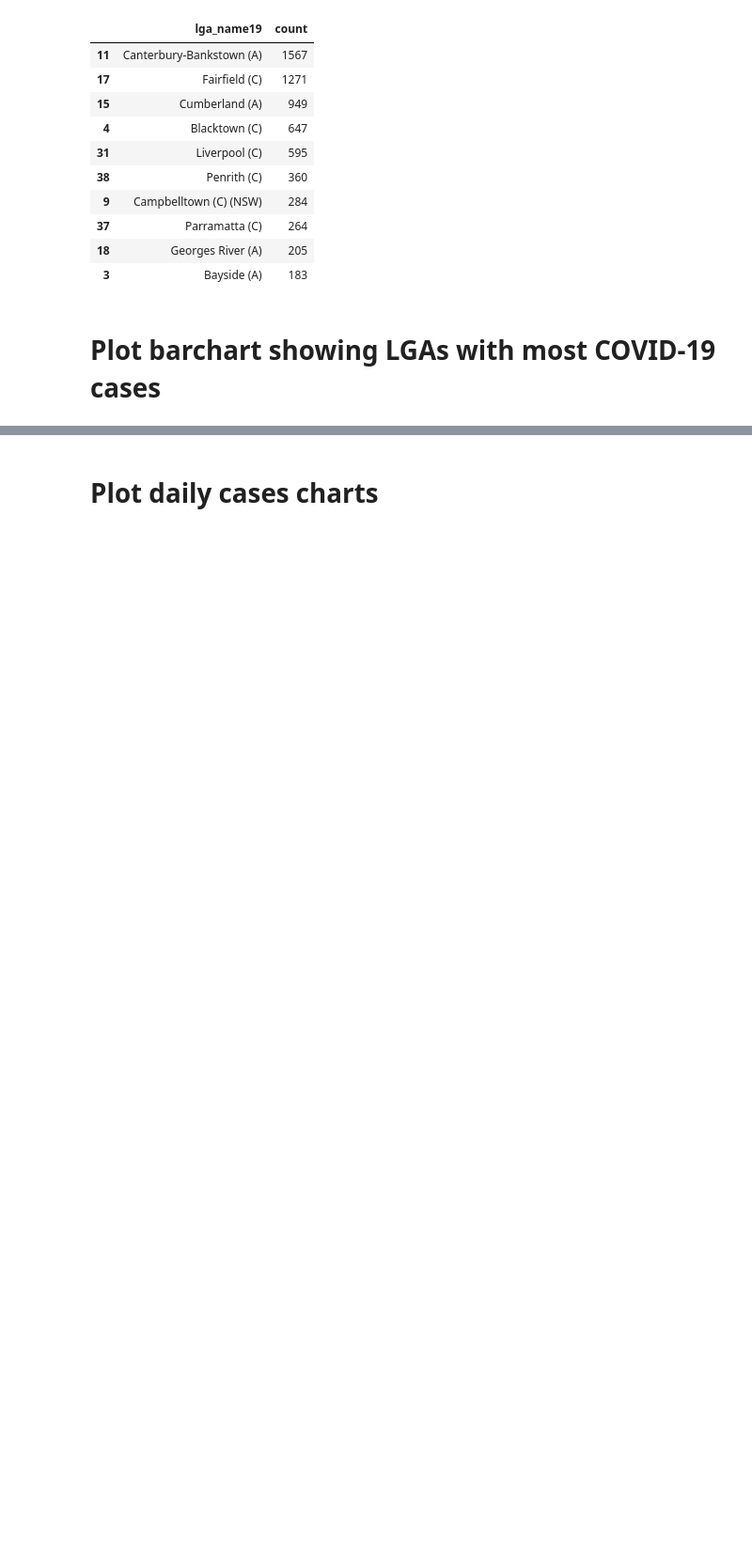
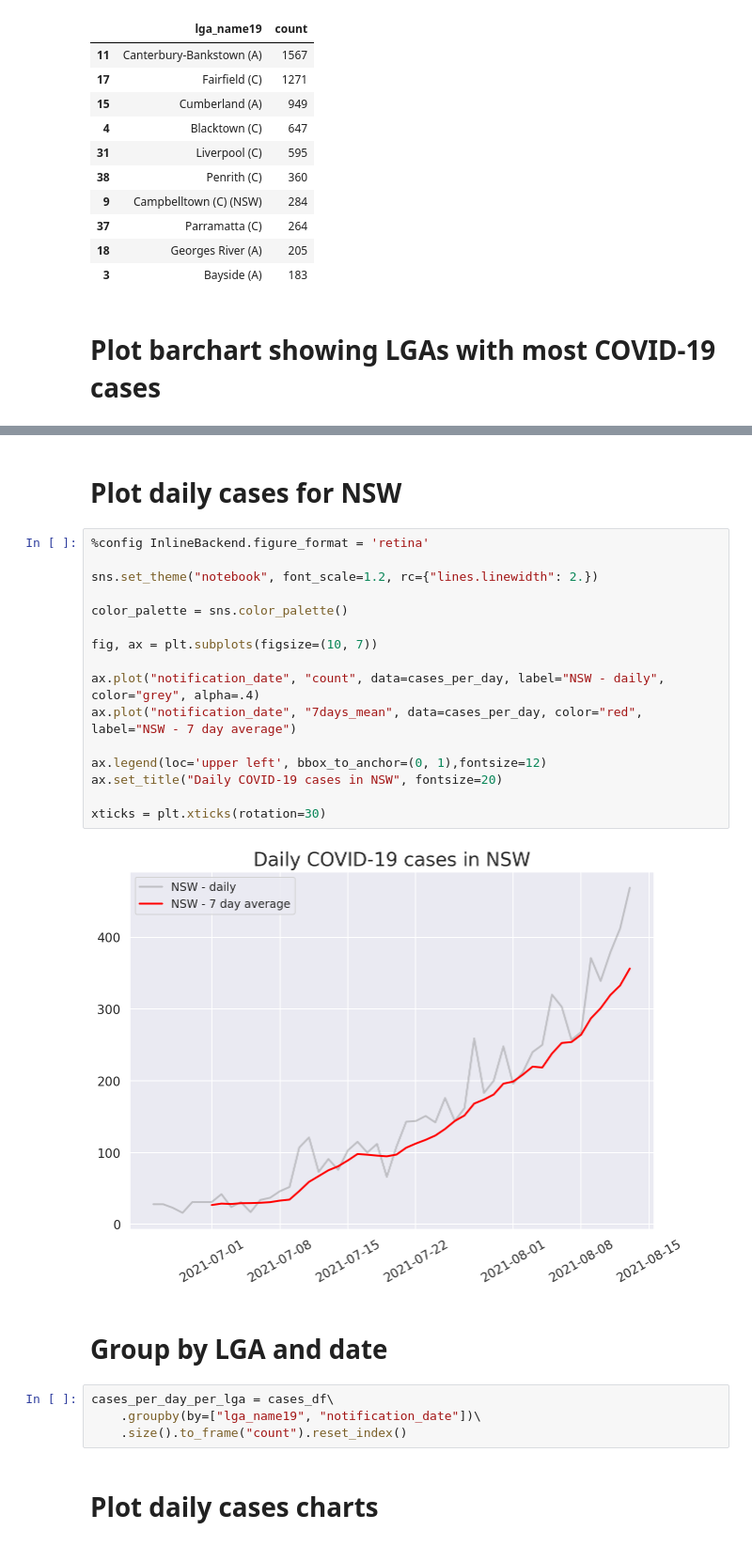
Before and after one commit to maxim75/data-visualization, a Jupyter notebook: notebooks/COVID_data_1.ipynb, the cells around one changed output, grey strips where cells are left out. Shown at 94% size. Saved outputs shown, nothing was run; the diff lists cells and outputs as text; blank space fills up the shorter version.

```diff
--- a/notebooks/COVID_data_1.ipynb
+++ b/notebooks/COVID_data_1.ipynb
@@ -84,3 +79,29 @@ plt.gca().invert_yaxis()
+# %% [markdown]
+# Plot daily cases for NSW
+# %%
+%config InlineBackend.figure_format = 'retina'
+
+sns.set_theme("notebook", font_scale=1.2, rc={"lines.linewidth": 2.})
+
+color_palette = sns.color_palette()
+
+fig, ax = plt.subplots(figsize=(10, 7))
+
+ax.plot("notification_date", "count", data=cases_per_day, label="NSW - daily", color="grey", alpha=.4)
+ax.plot("notification_date", "7days_mean", data=cases_per_day, color="red", label="NSW - 7 day average")
+
+ax.legend(loc='upper left', bbox_to_anchor=(0, 1),fontsize=12)
+ax.set_title("Daily COVID-19 cases in NSW", fontsize=20)
+
+xticks = plt.xticks(rotation=30)
+# %% [output]
+[figure, added]
+# %% [markdown]
+# Group by LGA and date
+# %%
+cases_per_day_per_lga = cases_df\
+    .groupby(by=["lga_name19", "notification_date"])\
+    .size().to_frame("count").reset_index()
 # %% [markdown]
 # Plot daily cases charts
 # %%
```
Also changed, not shown: parts of 8 cells of this notebook.
